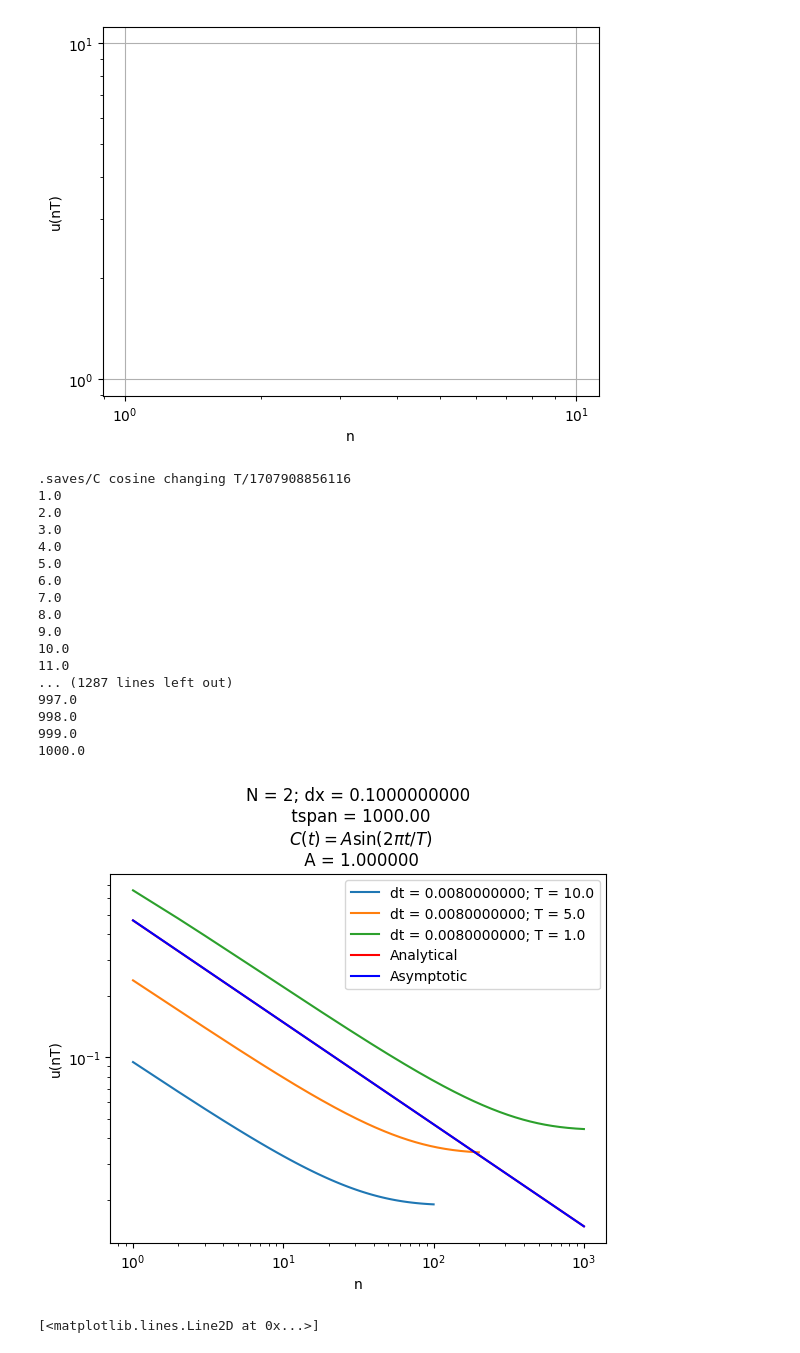
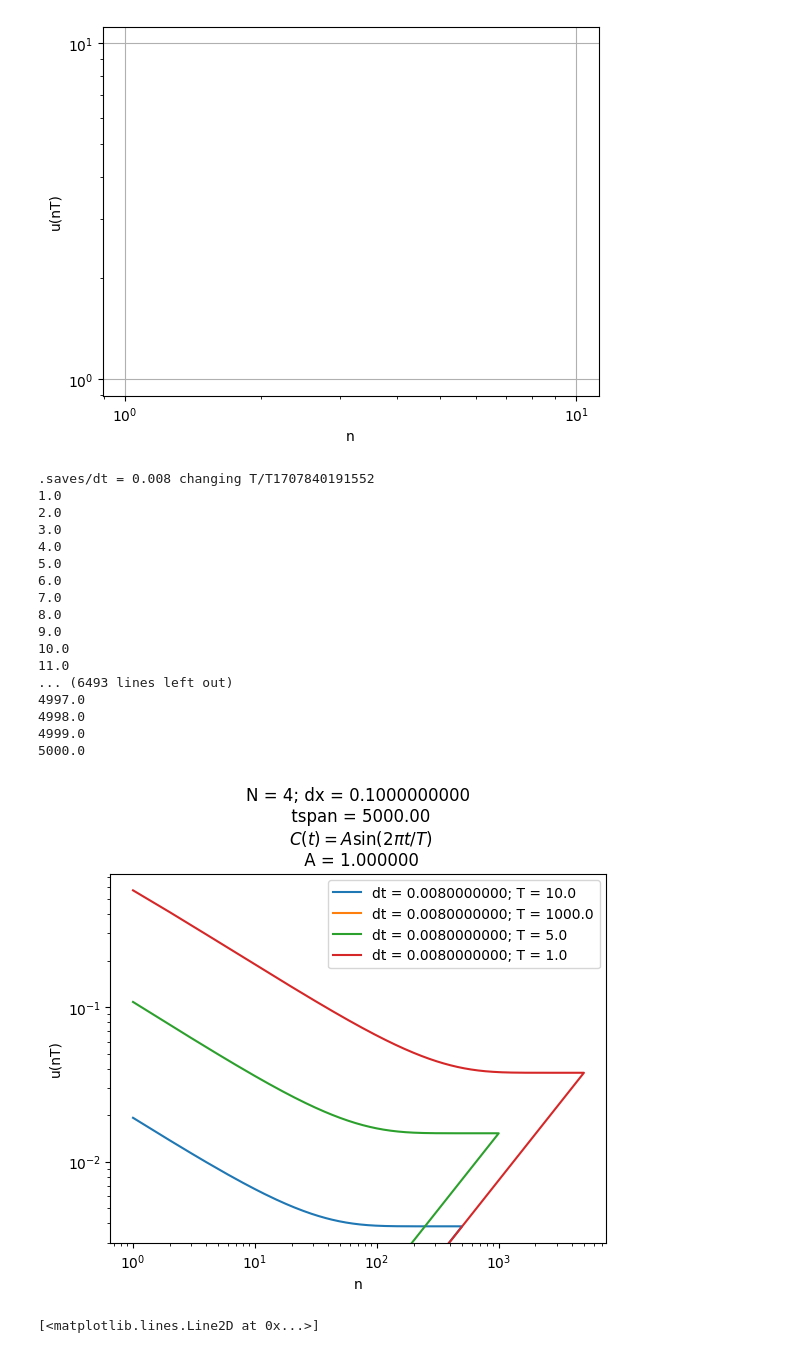
Before and after one commit to suanno/stage2, a Jupyter notebook: codes_tdgl/1D/flat plot u(nT).ipynb, the cells around one changed output. Drawn from its saved outputs; the diff is of its cells as text; code cells hidden in the pictures.

Commit message:
Added plots to notes

```diff
--- a/codes_tdgl/1D/flat plot u(nT).ipynb
+++ b/codes_tdgl/1D/flat plot u(nT).ipynb
@@ -3,7 +3,7 @@ import numpy as np
 from matplotlib import pyplot as plt
 import os
 # %%
-dir_save = ".saves/" + "C cosine changing T/"
+dir_save = ".saves/" + "dt = 0.008 changing T/"
 # %%
 ratio = 2000    #T/dt
 Tvec = [1, 2, 4]
@@ -37,7 +37,7 @@ for folder in os.scandir(dir_save):
     f = open(dir + "/fileAveout.dat", "r")
     i = 0
     n = 1
-    laststep = 100000   # Must be bigger than than the number of lines of .dat file of the state
+    laststep = int(float(tmax)/float(dt)) + 1   # Must be bigger than than the number of lines of .dat file of the state
 
     T = 2*float(Thalf)   # Period of C(t)
 
@@ -57,7 +57,7 @@ for folder in os.scandir(dir_save):
     ax.plot(nn[0:i],uu[0:i],label="dt = " + str(dt) + "; T = " + str(T))  # We remove 1/u0^2 to have a power law behaviour from t=0 (otherwise it gets so only when the power law gets more important than the added)
     ax.legend()
 # %% [output]
-.saves/C cosine changing T/1707908856116
+.saves/dt = 0.008 changing T/T1707840191552
 1.0
 2.0
 3.0
@@ -69,40 +69,40 @@ for folder in os.scandir(dir_save):
 9.0
 10.0
 11.0
-... (1287 lines left out)
-997.0
-998.0
-999.0
-1000.0
+... (6493 lines left out)
+4997.0
+4998.0
+4999.0
+5000.0
 # %%
 # Add correct curve and Asymptotic curves
 # We use the Empirical fact I_0(T) = 2.28T for C(t) sine and 16.844T for cosine
 
 
 u0 = 10         #CHANGE HERE!!!
 uu = np.zeros(i)
 uu_asymp = np.zeros(i)
 nn = np.arange(1,i+1)
 I0 = 2.28       # cosine
 #I0 = 16.84     # sine
 for n in nn:
     uu[n-1] = u0/(np.sqrt(1+2*I0*n*T*u0**2))
     uu_asymp[n-1] = 1/np.sqrt(2*I0*T*n)
 
 # Asymptotic
-ax.plot(nn,uu,label="Analytical",color="red")
-ax.plot(nn,uu_asymp,label="Asymptotic",color="blue")
+# ax.plot(nn,uu,label="Analytical",color="red")
+# ax.plot(nn,uu_asymp,label="Asymptotic",color="blue")
 
 #ax.set_xlabel("t")
 #ax.set_ylabel("u(t)")
 #ax.set_xscale("linear")
 #ax.set_yscale("linear")
 ax.legend()
 ax.grid()
 
 fig
 # %% [output]
-[figure, old version]
+[figure, new version]
 # %%
 # Numerical integrate I_0(T) (it is linear in T)
 import scipy.integrate as integrate
```
Also changed, not shown: parts of 1 cell of this notebook, 6 other files.
